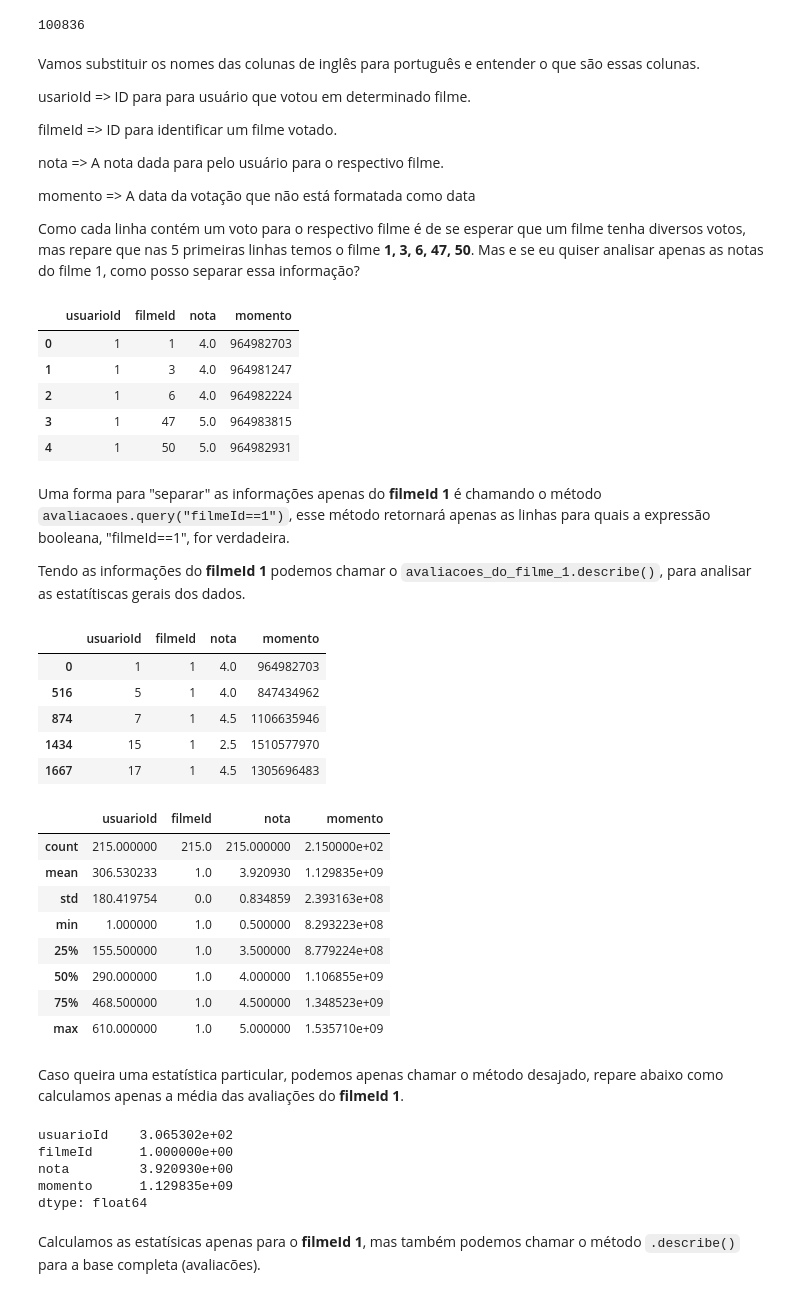
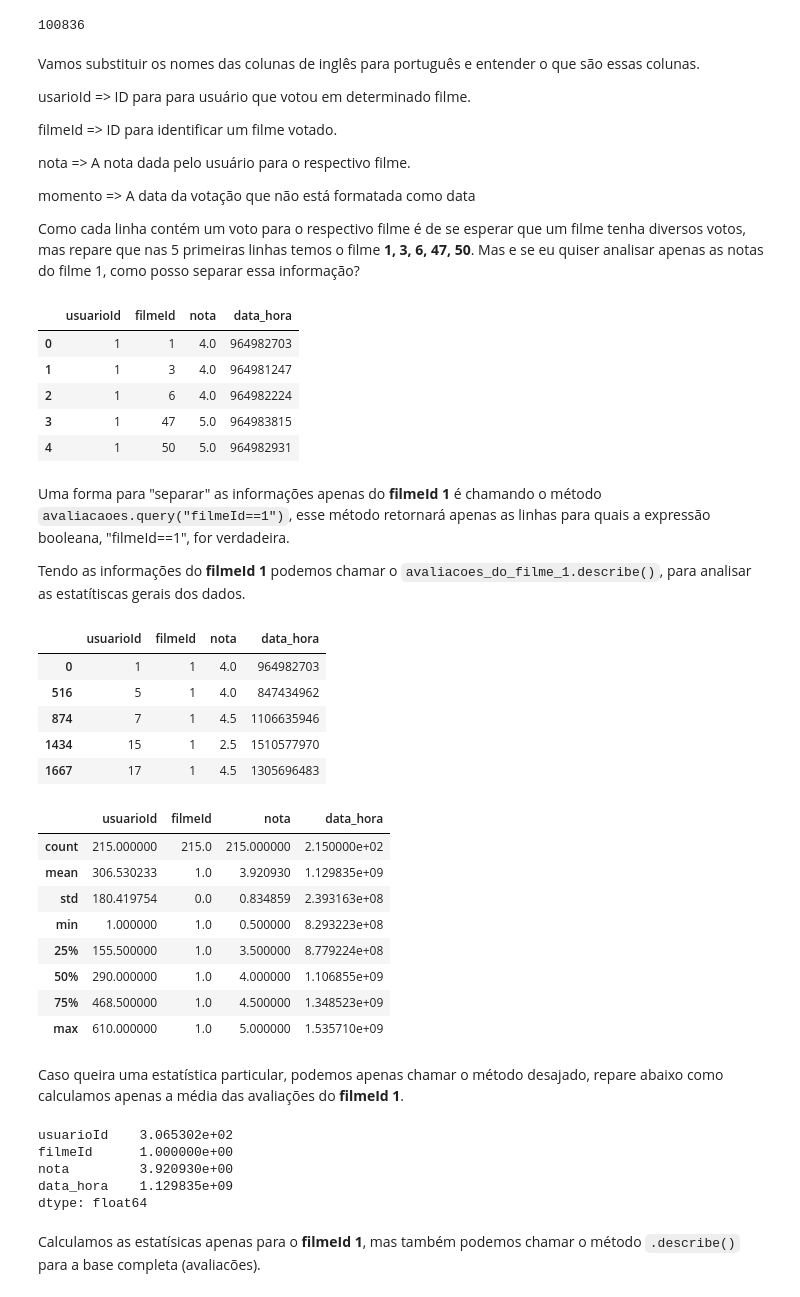
Before and after one commit to itimes-digital/quarentena-dados-alura, a Jupyter notebook: QuarentenaDados_aula01.ipynb, the cells around one changed output. Saved outputs shown, nothing was run; the diff lists cells and outputs as text; code cells hidden in the pictures.

````diff
--- a/QuarentenaDados_aula01.ipynb
+++ b/QuarentenaDados_aula01.ipynb
@@ -99,16 +110,16 @@ usarioId => ID para para usuário que votou em determinado filme.
 
 filmeId => ID para identificar um filme votado.
 
-nota => A nota dada para pelo usuário para o respectivo filme.
+nota => A nota dada pelo usuário para o respectivo filme.
 
 momento => A data da votação que não está formatada como data
 
 Como cada linha contém um voto para o respectivo filme é de se esperar que um filme tenha diversos votos, mas repare que nas 5 primeiras linhas temos o filme **1, 3, 6, 47, 50**. Mas e se eu quiser analisar apenas as notas do filme 1, como posso separar essa informação?
 # %%
-avaliacoes.columns = ["usuarioId", "filmeId", "nota", "momento"]
+avaliacoes.columns = ["usuarioId", "filmeId", "nota", "data_hora"]
 avaliacoes.head()
 # %% [output]
-|  | usuarioId | filmeId | nota | momento |
+|  | usuarioId | filmeId | nota | data_hora |
 | 0 | 1 | 1 | 4.0 | 964982703 |
 | 1 | 1 | 3 | 4.0 | 964981247 |
 | 2 | 1 | 6 | 4.0 | 964982224 |
@@ -122,7 +133,7 @@
 avaliacoes_do_filme_1 = avaliacoes.query("filmeId==1")
 avaliacoes_do_filme_1.head()
 # %% [output]
-|  | usuarioId | filmeId | nota | momento |
+|  | usuarioId | filmeId | nota | data_hora |
 | 0 | 1 | 1 | 4.0 | 964982703 |
 | 516 | 5 | 1 | 4.0 | 847434962 |
 | 874 | 7 | 1 | 4.5 | 1106635946 |
@@ -131,7 +142,7 @@ avaliacoes_do_filme_1.head()
 # %%
 avaliacoes_do_filme_1.describe()
 # %% [output]
-|  | usuarioId | filmeId | nota | momento |
+|  | usuarioId | filmeId | nota | data_hora |
 | count | 215.000000 | 215.0 | 215.000000 | 2.150000e+02 |
 | mean | 306.530233 | 1.0 | 3.920930 | 1.129835e+09 |
 | std | 180.419754 | 0.0 | 0.834859 | 2.393163e+08 |
@@ -148,7 +159,7 @@ avaliacoes_do_filme_1.mean()
 usuarioId    3.065302e+02
 filmeId      1.000000e+00
 nota         3.920930e+00
-momento      1.129835e+09
+data_hora    1.129835e+09
 dtype: float64
 # %% [markdown]
 Calculamos as estatísicas apenas para o **filmeId 1**, mas também podemos chamar o método ```.describe()``` para a base completa (avaliacões).
````
Also changed, not shown: parts of 5 cells of this notebook.
